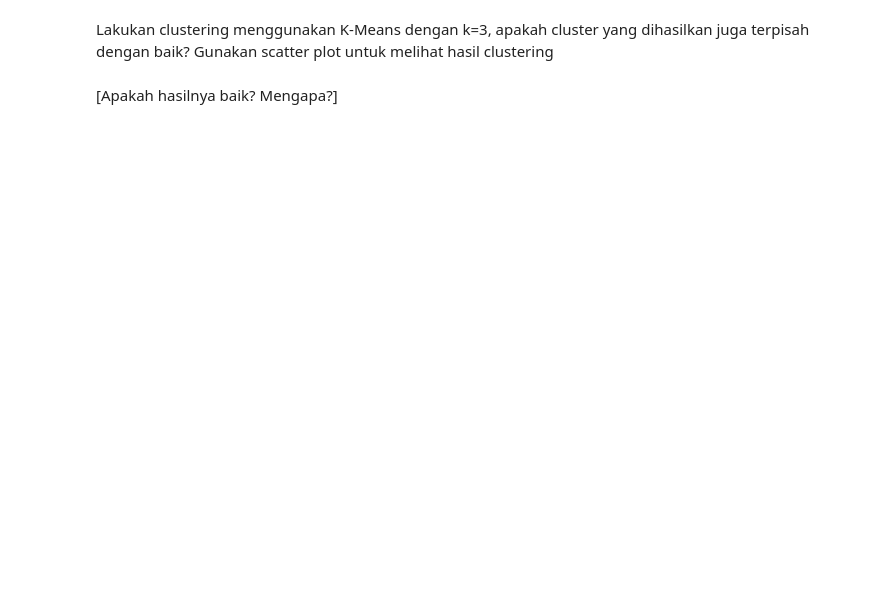
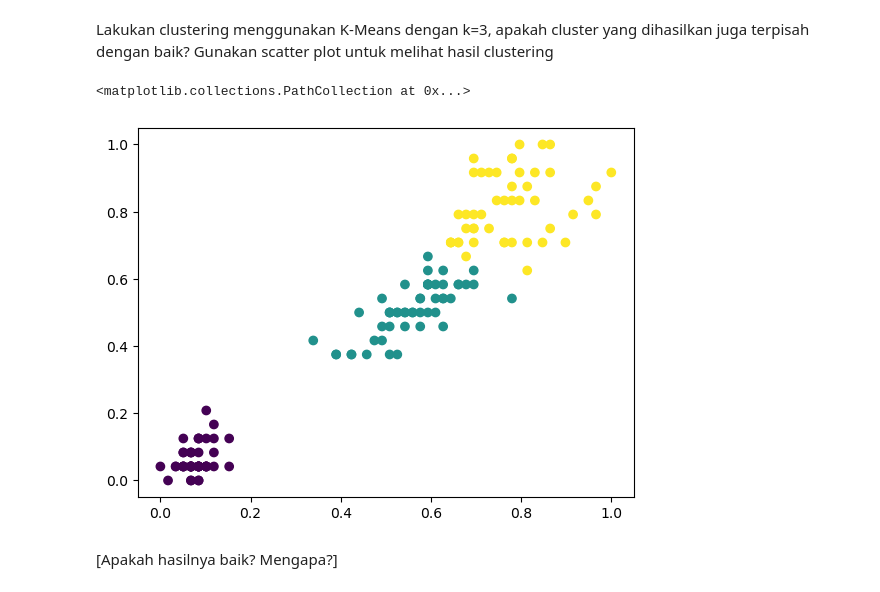
Before and after one commit to rayhanegar/Code-PPM, a Jupyter notebook: Praktikum/225150201111014 - Rayhan Egar - BAB 9.ipynb, the cells around one changed output. Drawn from its saved outputs; the diff is of its cells as text; code cells hidden in the pictures; blank space fills up the shorter version.

```diff
--- a/Praktikum/225150201111014 - Rayhan Egar - BAB 9.ipynb
+++ b/Praktikum/225150201111014 - Rayhan Egar - BAB 9.ipynb
@@ -173,4 +210,13 @@ Identifikasikan pasangan fitur apa yang dapat membedakan ketiga kelas dengan bai
 # %% [markdown]
 Lakukan clustering menggunakan K-Means dengan k=3, apakah cluster yang dihasilkan juga terpisah dengan baik? Gunakan scatter plot untuk melihat hasil clustering
+# %%
+data2 = data[['petal length', 'petal width']].copy()
+data2_normal = minmax(data2)
+cluster2 = kmeans(data2_normal, 3)
+# %%
+plt.scatter(data2_normal['petal length'], data2_normal['petal width'], c=cluster2)
+# %% [output]
+<matplotlib.collections.PathCollection at 0x...>
+[figure, added]
 # %% [markdown]
 [Apakah hasilnya baik? Mengapa?]
```
Also changed, not shown: parts of 11 cells of this notebook.
